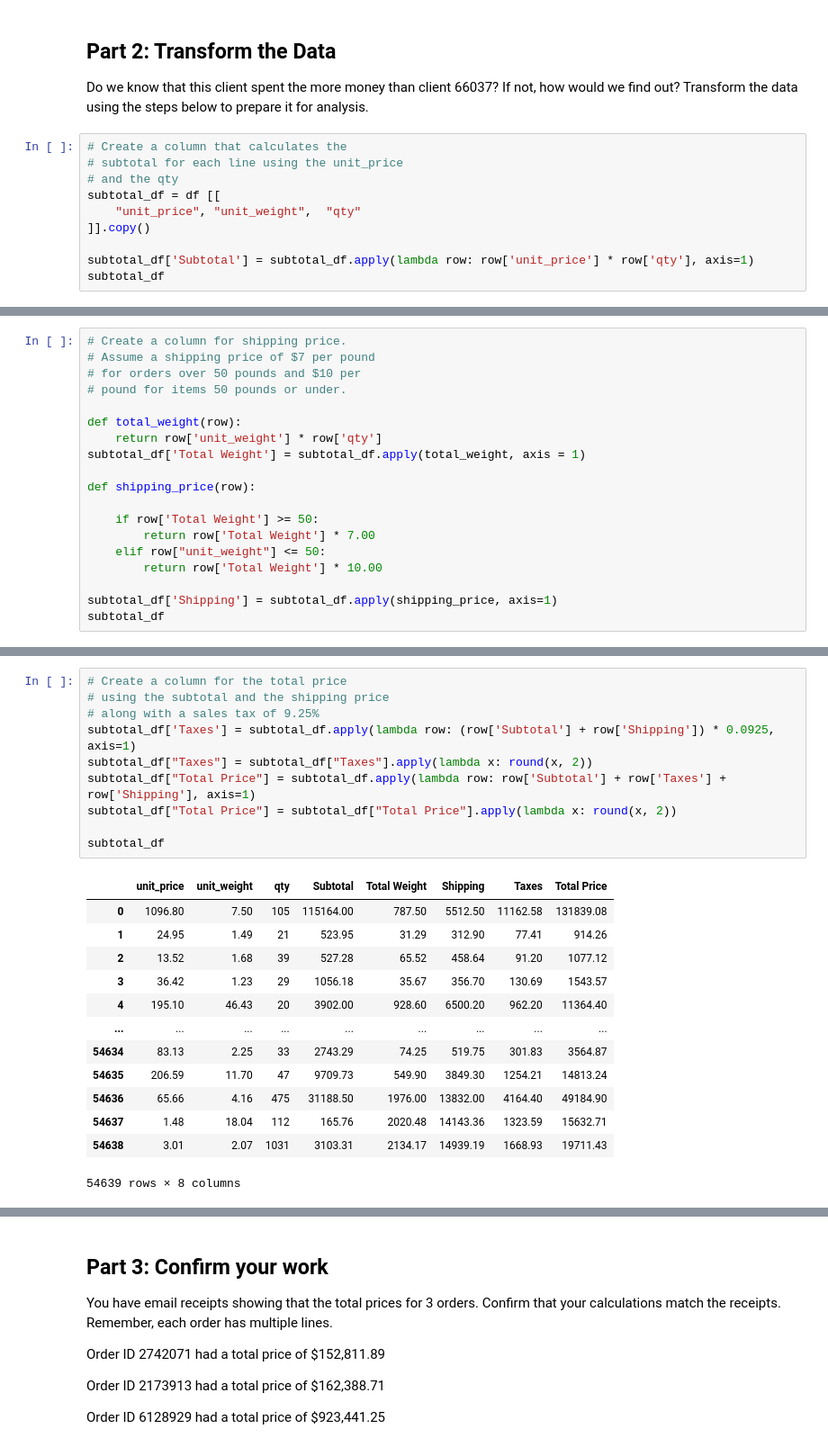
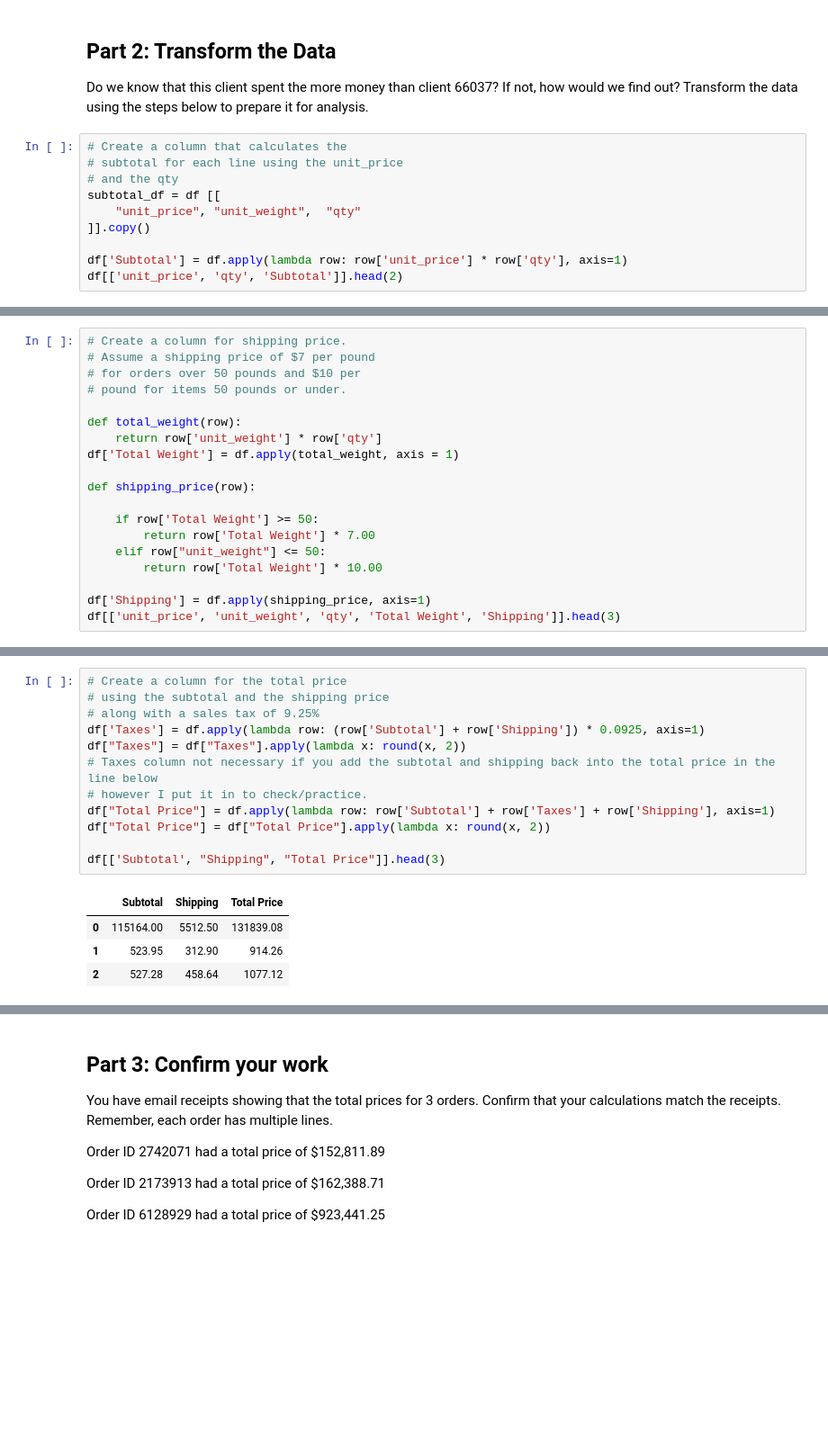
Before and after one commit to knox135/pandas-challenge-1, a Jupyter notebook: module_4_challenge.ipynb, the cells around one changed output, grey strips where cells are left out. Shown at 90% size. Drawn from its saved outputs; the diff is of its cells as text; blank space fills up the shorter version.

Commit message:
refactored code to not require simplified dataframes and concating to main dataframe

```diff
--- a/module_4_challenge.ipynb
+++ b/module_4_challenge.ipynb
@@ -116,6 +116,6 @@ subtotal_df = df [[
     "unit_price", "unit_weight",  "qty"
 ]].copy()
 
-subtotal_df['Subtotal'] = subtotal_df.apply(lambda row: row['unit_price'] * row['qty'], axis=1)
-subtotal_df
+df['Subtotal'] = df.apply(lambda row: row['unit_price'] * row['qty'], axis=1)
+df[['unit_price', 'qty', 'Subtotal']].head(2)
 # %% [output]
@@ -140,7 +130,7 @@ subtotal_df
 
 def total_weight(row):
     return row['unit_weight'] * row['qty']
-subtotal_df['Total Weight'] = subtotal_df.apply(total_weight, axis = 1)
+df['Total Weight'] = df.apply(total_weight, axis = 1)
 
 def shipping_price(row):
 
@@ -149,6 +139,6 @@ def shipping_price(row):
     elif row["unit_weight"] <= 50:
         return row['Total Weight'] * 10.00
 
-subtotal_df['Shipping'] = subtotal_df.apply(shipping_price, axis=1)
-subtotal_df
+df['Shipping'] = df.apply(shipping_price, axis=1)
+df[['unit_price', 'unit_weight', 'qty', 'Total Weight', 'Shipping']].head(3)
 # %% [output]
@@ -168,27 +149,20 @@ subtotal_df
 # %%
 # Create a column for the total price
 # using the subtotal and the shipping price
 # along with a sales tax of 9.25%
-subtotal_df['Taxes'] = subtotal_df.apply(lambda row: (row['Subtotal'] + row['Shipping']) * 0.0925, axis=1)
-subtotal_df["Taxes"] = subtotal_df["Taxes"].apply(lambda x: round(x, 2))
-subtotal_df["Total Price"] = subtotal_df.apply(lambda row: row['Subtotal'] + row['Taxes'] + row['Shipping'], axis=1)
-subtotal_df["Total Price"] = subtotal_df["Total Price"].apply(lambda x: round(x, 2))
+df['Taxes'] = df.apply(lambda row: (row['Subtotal'] + row['Shipping']) * 0.0925, axis=1)
+df["Taxes"] = df["Taxes"].apply(lambda x: round(x, 2))
+# Taxes column not necessary if you add the subtotal and shipping back into the total price in the line below
+# however I put it in to check/practice.
+df["Total Price"] = df.apply(lambda row: row['Subtotal'] + row['Taxes'] + row['Shipping'], axis=1)
+df["Total Price"] = df["Total Price"].apply(lambda x: round(x, 2))
 
-subtotal_df
+df[['Subtotal', "Shipping", "Total Price"]].head(3)
 # %% [output]
-|  | unit_price | unit_weight | qty | Subtotal | Total Weight | Shipping | Taxes | Total Price |
-| 0 | 1096.80 | 7.50 | 105 | 115164.00 | 787.50 | 5512.50 | 11162.58 | 131839.08 |
-| 1 | 24.95 | 1.49 | 21 | 523.95 | 31.29 | 312.90 | 77.41 | 914.26 |
-| 2 | 13.52 | 1.68 | 39 | 527.28 | 65.52 | 458.64 | 91.20 | 1077.12 |
-| 3 | 36.42 | 1.23 | 29 | 1056.18 | 35.67 | 356.70 | 130.69 | 1543.57 |
-| 4 | 195.10 | 46.43 | 20 | 3902.00 | 928.60 | 6500.20 | 962.20 | 11364.40 |
-| ... | ... | ... | ... | ... | ... | ... | ... | ... |
-| 54634 | 83.13 | 2.25 | 33 | 2743.29 | 74.25 | 519.75 | 301.83 | 3564.87 |
-| 54635 | 206.59 | 11.70 | 47 | 9709.73 | 549.90 | 3849.30 | 1254.21 | 14813.24 |
-| 54636 | 65.66 | 4.16 | 475 | 31188.50 | 1976.00 | 13832.00 | 4164.40 | 49184.90 |
-| 54637 | 1.48 | 18.04 | 112 | 165.76 | 2020.48 | 14143.36 | 1323.59 | 15632.71 |
-| 54638 | 3.01 | 2.07 | 1031 | 3103.31 | 2134.17 | 14939.19 | 1668.93 | 19711.43 |
+|  | Subtotal | Shipping | Total Price |
+| 0 | 115164.00 | 5512.50 | 131839.08 |
+| 1 | 523.95 | 312.90 | 914.26 |
+| 2 | 527.28 | 458.64 | 1077.12 |
-54639 rows × 8 columns
 # %%
 # Create a column for the cost
 # of each line using unit cost, qty, and
```
Also changed, not shown: parts of 5 cells of this notebook.
